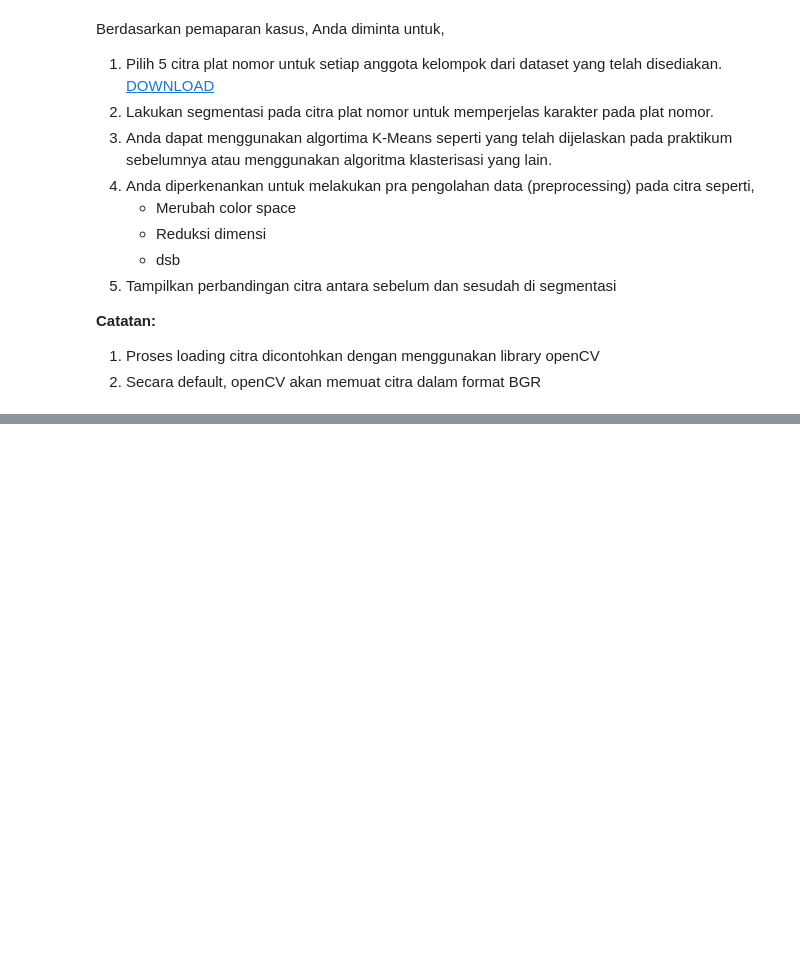
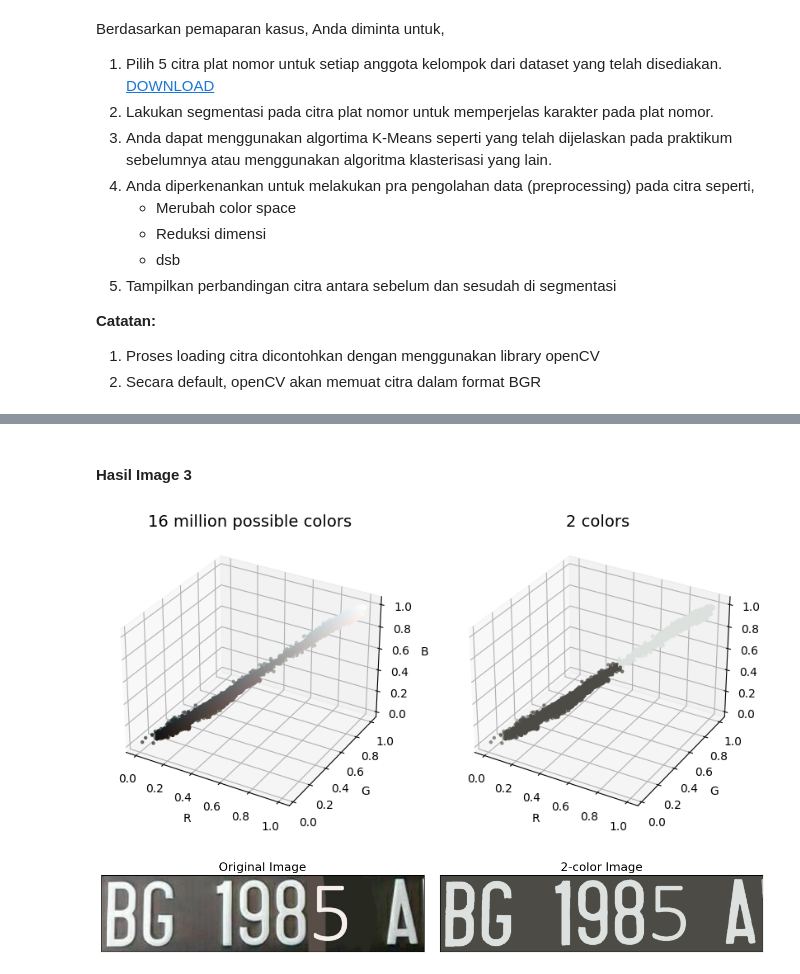
Before and after one commit to bintangsholu21/Pembelajaran-Mesin, a Jupyter notebook: UTS.ipynb, the cells around one changed output, grey strips where cells are left out. Saved outputs shown, nothing was run; the diff lists cells and outputs as text; code cells hidden in the pictures; blank space fills up the shorter version.

```diff
--- a/UTS.ipynb
+++ b/UTS.ipynb
@@ -31,0 +131,7 @@ Berdasarkan pemaparan kasus, Anda diminta untuk,
+# %% [markdown]
+#### **Hasil Image 3**
+# %%
+    kmeans_cluster(images[3])
+# %% [output]
+[figure, added]
+[figure, added]
```
Also changed, not shown: parts of 25 cells of this notebook.
